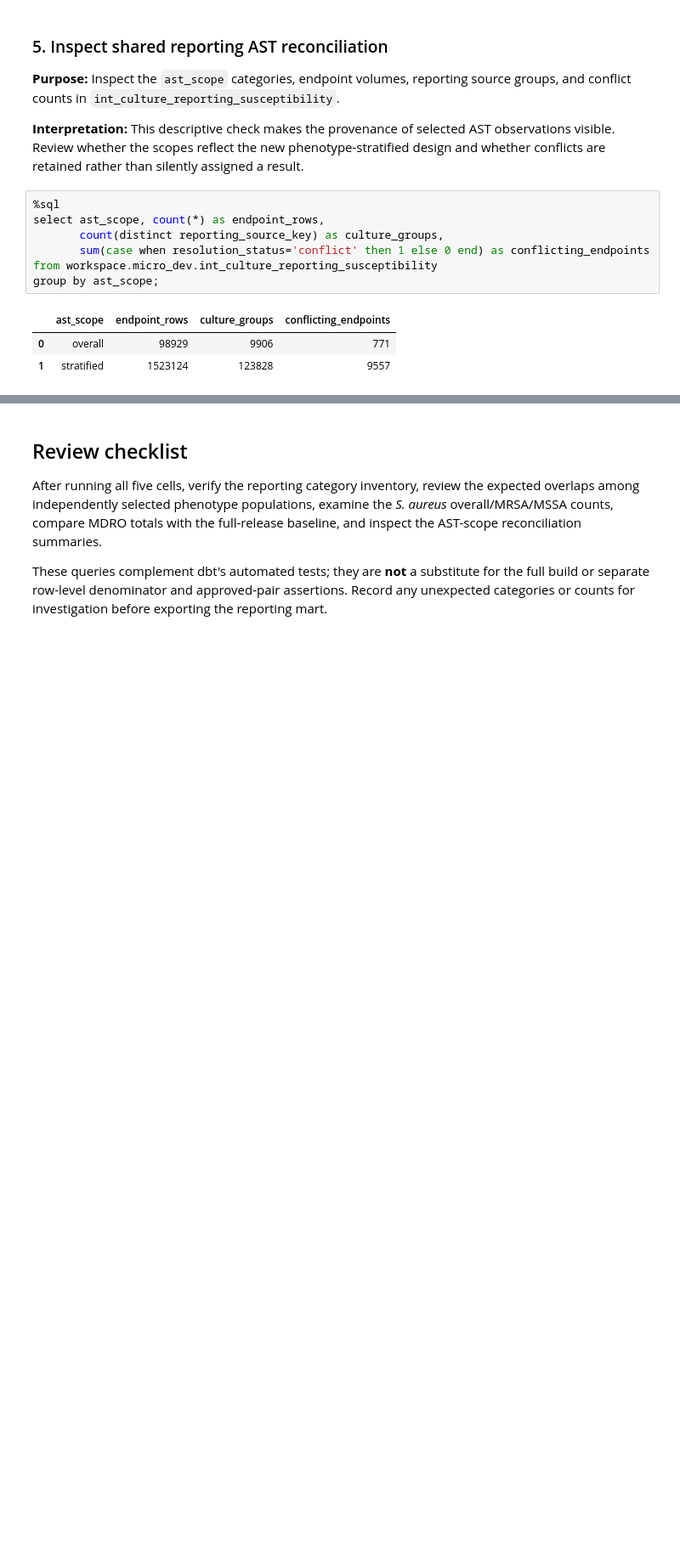
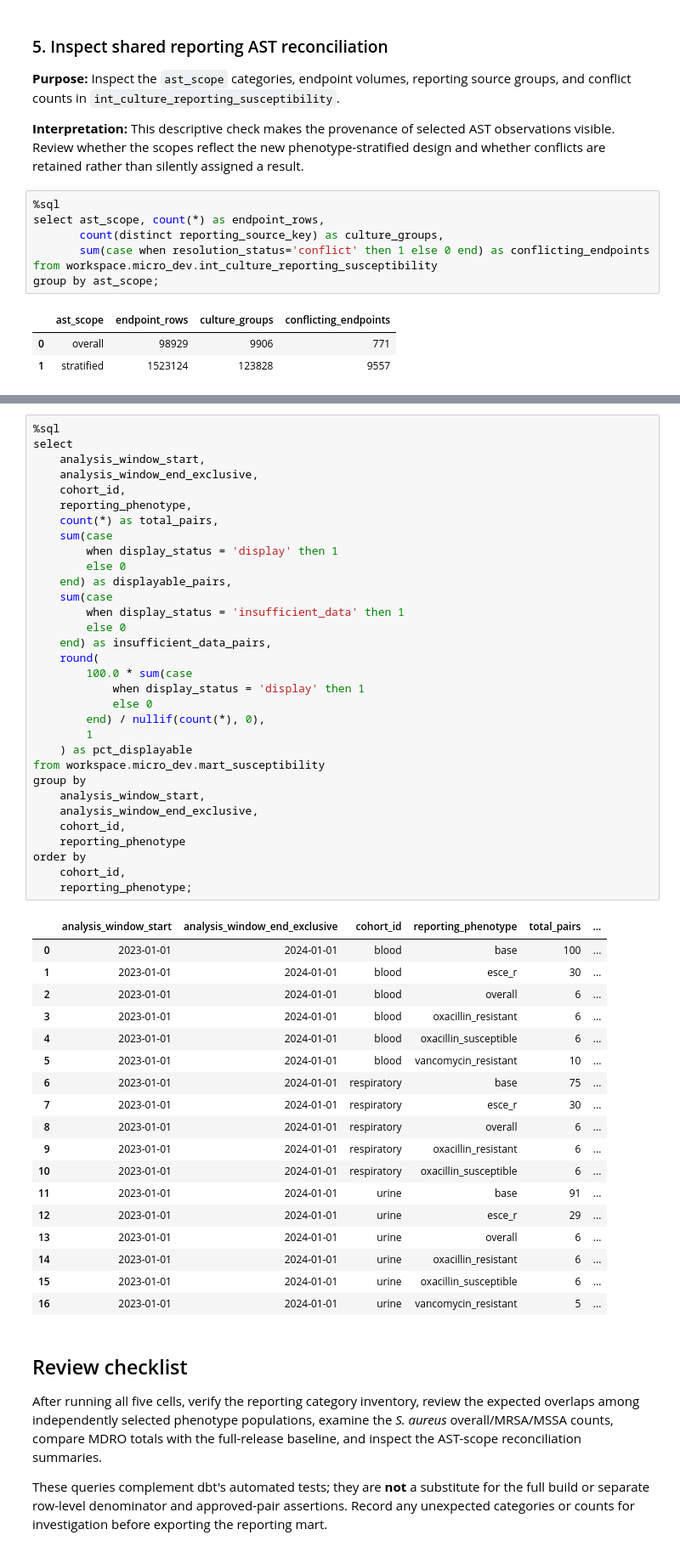
Before and after one commit to clarkbrendenj/ELT-Microbiology, a Jupyter notebook: notebooks/pipeline validation/13_validate_phenotype_stratified_antibiogram.ipynb, the cells around one changed output, grey strips where cells are left out. Shown at 85% size. Drawn from its saved outputs; the diff is of its cells as text; blank space fills up the shorter version.

```diff
--- a/notebooks/pipeline validation/13_validate_phenotype_stratified_antibiogram.ipynb
+++ b/notebooks/pipeline validation/13_validate_phenotype_stratified_antibiogram.ipynb
@@ -164,3 +239,54 @@ group by ast_scope;
+# %%
+%sql
+select
+    analysis_window_start,
+    analysis_window_end_exclusive,
+    cohort_id,
+    reporting_phenotype,
+    count(*) as total_pairs,
+    sum(case
+        when display_status = 'display' then 1
+        else 0
+    end) as displayable_pairs,
+    sum(case
+        when display_status = 'insufficient_data' then 1
+        else 0
+    end) as insufficient_data_pairs,
+    round(
+        100.0 * sum(case
+            when display_status = 'display' then 1
+            else 0
+        end) / nullif(count(*), 0),
+        1
+    ) as pct_displayable
+from workspace.micro_dev.mart_susceptibility
+group by
+    analysis_window_start,
+    analysis_window_end_exclusive,
+    cohort_id,
+    reporting_phenotype
+order by
+    cohort_id,
+    reporting_phenotype;
+# %% [output]
+|  | analysis_window_start | analysis_window_end_exclusive | cohort_id | reporting_phenotype | total_pairs | ... |
+| 0 | 2023-01-01 | 2024-01-01 | blood | base | 100 | ... |
+| 1 | 2023-01-01 | 2024-01-01 | blood | esce_r | 30 | ... |
+| 2 | 2023-01-01 | 2024-01-01 | blood | overall | 6 | ... |
+| 3 | 2023-01-01 | 2024-01-01 | blood | oxacillin_resistant | 6 | ... |
+| 4 | 2023-01-01 | 2024-01-01 | blood | oxacillin_susceptible | 6 | ... |
+| 5 | 2023-01-01 | 2024-01-01 | blood | vancomycin_resistant | 10 | ... |
+| 6 | 2023-01-01 | 2024-01-01 | respiratory | base | 75 | ... |
+| 7 | 2023-01-01 | 2024-01-01 | respiratory | esce_r | 30 | ... |
+| 8 | 2023-01-01 | 2024-01-01 | respiratory | overall | 6 | ... |
+| 9 | 2023-01-01 | 2024-01-01 | respiratory | oxacillin_resistant | 6 | ... |
+| 10 | 2023-01-01 | 2024-01-01 | respiratory | oxacillin_susceptible | 6 | ... |
+| 11 | 2023-01-01 | 2024-01-01 | urine | base | 91 | ... |
+| 12 | 2023-01-01 | 2024-01-01 | urine | esce_r | 29 | ... |
+| 13 | 2023-01-01 | 2024-01-01 | urine | overall | 6 | ... |
+| 14 | 2023-01-01 | 2024-01-01 | urine | oxacillin_resistant | 6 | ... |
+| 15 | 2023-01-01 | 2024-01-01 | urine | oxacillin_susceptible | 6 | ... |
+| 16 | 2023-01-01 | 2024-01-01 | urine | vancomycin_resistant | 5 | ... |
 # %% [markdown]
 ## Review checklist
 
```
Also changed, not shown: parts of 3 cells of this notebook, 2 other files.
